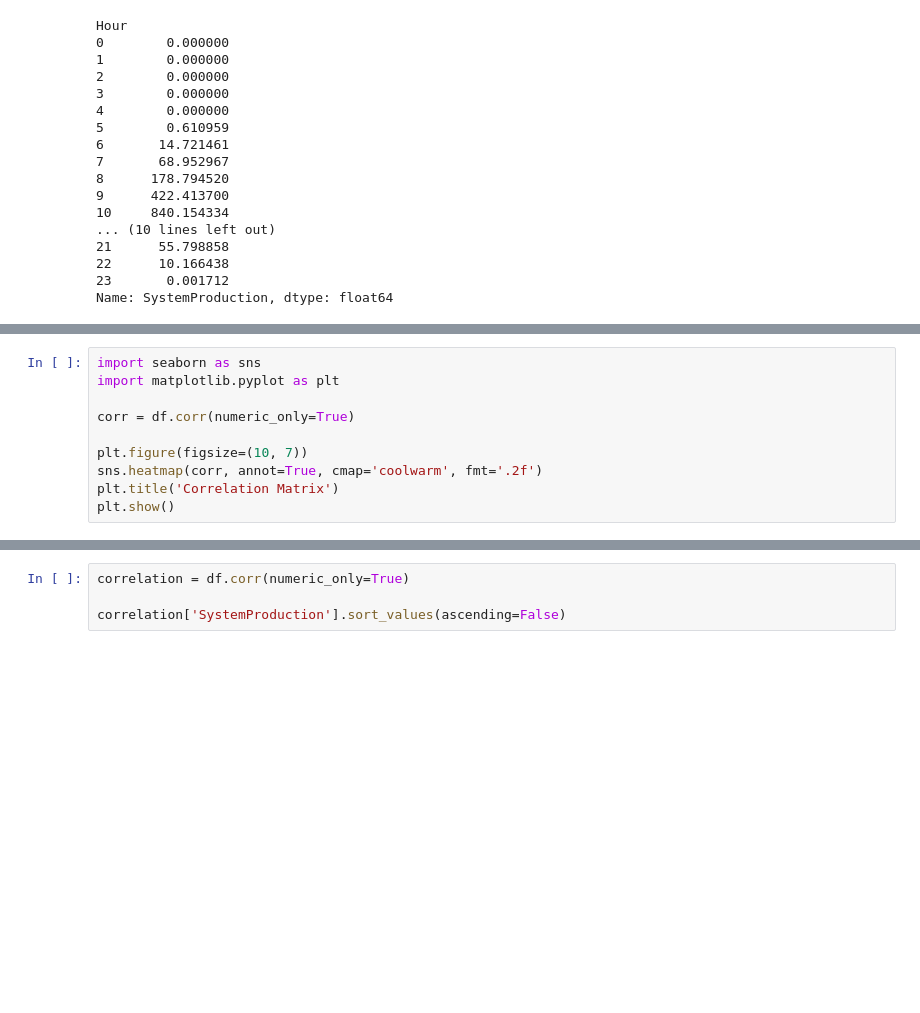
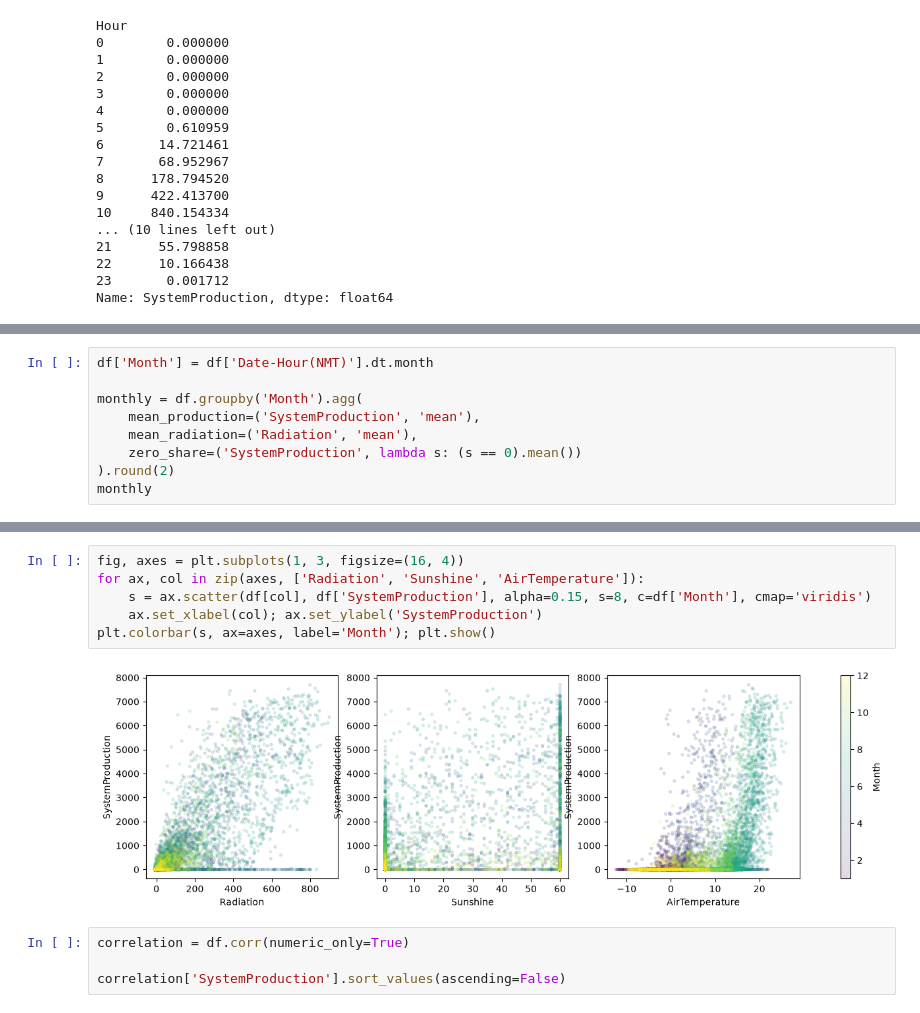
Before and after one commit to rawanshihada/Solar-Power-Production-Prediction, a Jupyter notebook: Notebooks/EDA.ipynb, the cells around one changed output, grey strips where cells are left out. Drawn from its saved outputs; the diff is of its cells as text; blank space fills up the shorter version.

```diff
--- a/Notebooks/EDA.ipynb
+++ b/Notebooks/EDA.ipynb
@@ -141,11 +108,10 @@ plt.show()
 # %%
-import seaborn as sns
-import matplotlib.pyplot as plt
+df['Month'] = df['Date-Hour(NMT)'].dt.month
 
-corr = df.corr(numeric_only=True)
-
-plt.figure(figsize=(10, 7))
-sns.heatmap(corr, annot=True, cmap='coolwarm', fmt='.2f')
-plt.title('Correlation Matrix')
-plt.show()
+monthly = df.groupby('Month').agg(
+    mean_production=('SystemProduction', 'mean'),
+    mean_radiation=('Radiation', 'mean'),
+    zero_share=('SystemProduction', lambda s: (s == 0).mean())
+).round(2)
+monthly
 # %% [output]
@@ -182,3 +154,11 @@ plt.show()
+# %%
+fig, axes = plt.subplots(1, 3, figsize=(16, 4))
+for ax, col in zip(axes, ['Radiation', 'Sunshine', 'AirTemperature']):
+    s = ax.scatter(df[col], df['SystemProduction'], alpha=0.15, s=8, c=df['Month'], cmap='viridis')
+    ax.set_xlabel(col); ax.set_ylabel('SystemProduction')
+plt.colorbar(s, ax=axes, label='Month'); plt.show()
+# %% [output]
+[figure, added]
 # %%
 correlation = df.corr(numeric_only=True)
 
```
Also changed, not shown: parts of 17 cells of this notebook, 1 other file.
